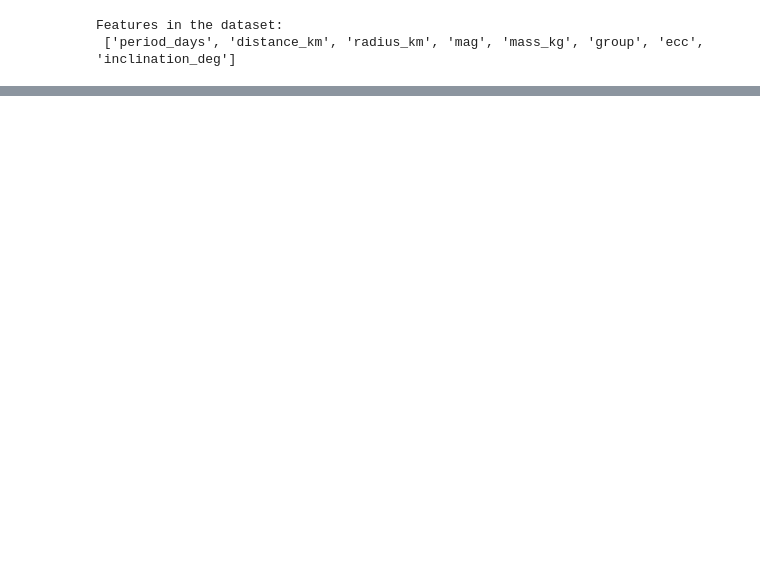
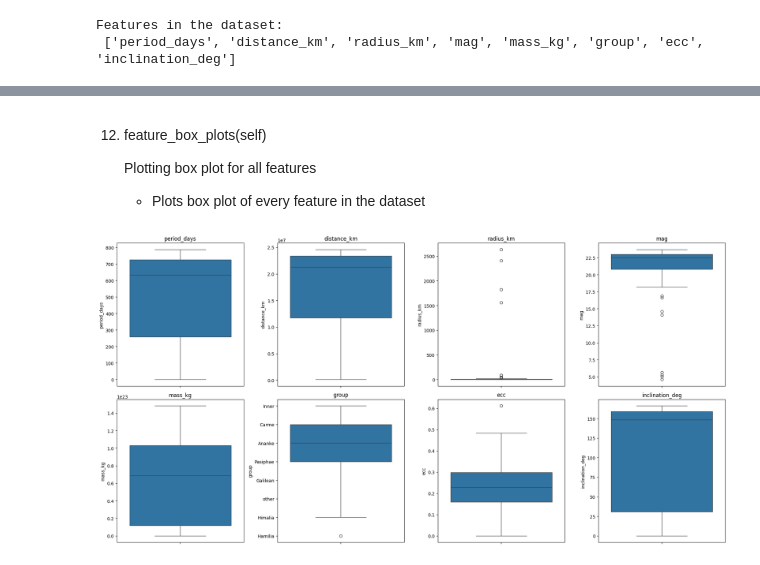
Before and after one commit to lt22412/jupiters_moons_project, a Jupyter notebook: jupiter_analysis.ipynb, the cells around one changed output, grey strips where cells are left out. Cells and saved outputs as stored; diff of their text form; code cells hidden in the pictures; blank space fills up the shorter version.

```diff
--- a/jupiter_analysis.ipynb
+++ b/jupiter_analysis.ipynb
@@ -72,0 +203,9 @@ Features in the dataset:
+# %% [markdown]
+12. feature_box_plots(self)
+
+    Plotting box plot for all features
+    - Plots box plot of every feature in the dataset
+# %%
+moons.feature_box_plots()
+# %% [output]
+[figure, added]
```
Also changed, not shown: parts of 26 cells of this notebook, 2 other files.
